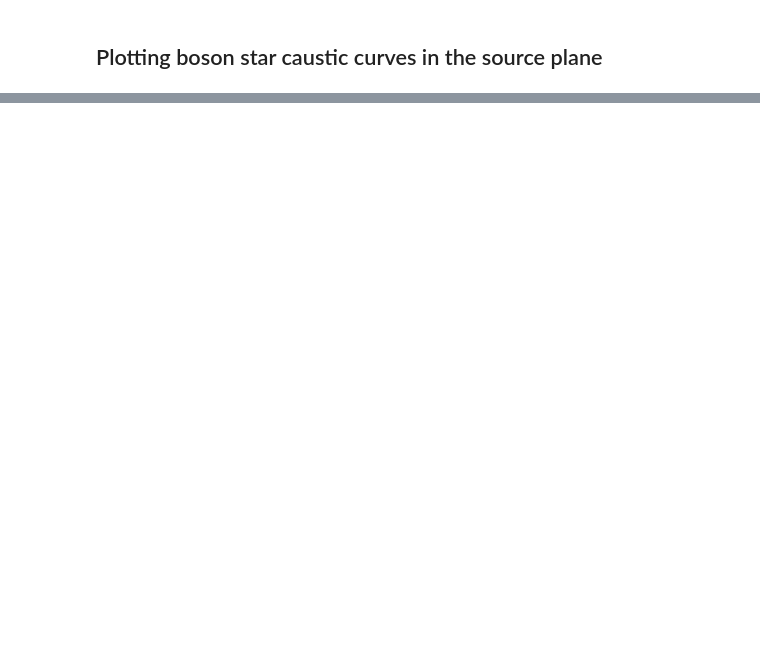
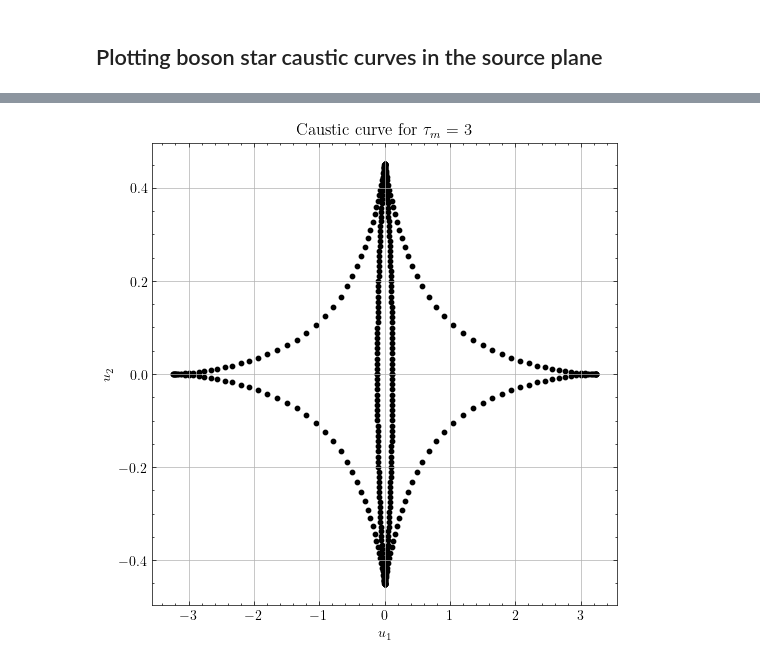
Before and after one commit to bencrossey/microcaustics_EDOs, a Jupyter notebook: boson_stars_caustics.ipynb, the cells around one changed output, grey strips where cells are left out. Drawn from its saved outputs; the diff is of its cells as text; code cells hidden in the pictures; blank space fills up the shorter version.

```diff
--- a/boson_stars_caustics.ipynb
+++ b/boson_stars_caustics.ipynb
@@ -300,0 +285,34 @@ def compute_caustics(phi,tau_m): #NEEDS SORTING
+# %%
+def lens_to_source_mapping(tau_m,tau,phi,data=data):
+    m_tau = m(data, tau_m)
+    u_1 = ((tau*np.cos(phi)) / mu_r) - ((tau*np.cos(phi))/tau**2)*(m_tau(tau))
+    u_2 = ((tau*np.sin(phi)) / mu_t) - ((tau*np.sin(phi))/tau**2)*(m_tau(tau))
+    return u_1, u_2
+# %%
+# Plotting the caustic curves in the source plane for a boson star with given tau_m
+
+phi_values = np.linspace(0, 2 * np.pi, 100)
+tau_m_value = 3
+
+arguments = [(tau_m_value, phi, tau_values_pos, tau_values_neg) for phi in phi_values]
+
+with Pool() as pool:
+    critical_curve_results = pool.starmap(compute_caustics, arguments)
+critical_tau1 = []
+critical_tau2 = []
+
+caustic_u1 = []
+caustic_u2 = []
+
+for tau_m, roots, phi in critical_curve_results:
+    for tau in roots:
+        # Critical curve in lens plane
+        tau_1 = tau * np.cos(phi)
+        tau_2 = tau * np.sin(phi)
+        critical_tau1.append(tau_1)
+        critical_tau2.append(tau_2)
+
+        # Caustic curve in source plane
+        u1, u2 = lens_to_source_mapping(tau_m, tau, phi, data)
+        caustic_u1.append(u1)
+        caustic_u2.append(u2)
@@ -300,0 +332,13 @@ def compute_caustics(phi,tau_m): #NEEDS SORTING
+# %%
+# Plot caustic curve
+plt.figure(figsize=(6, 6))
+plt.scatter(caustic_u1, caustic_u2, color='black', s=10)
+plt.xlabel(r"$u_1$")
+plt.ylabel(r"$u_2$")
+plt.title(r"Caustic curve for $\tau_m$ = " + f'{tau_m_value}')
+# plt.axis('equal')
+plt.grid(True)
+
+# plt.savefig('/home/bcrossey/Documents/Microlensing/Code/Microcaustics_EDOs/figures/boson_star_caustic_tau_m_3.png', dpi=300, format='png')
+# %% [output]
+[figure, added]
```
Also changed, not shown: parts of 10 cells of this notebook.
